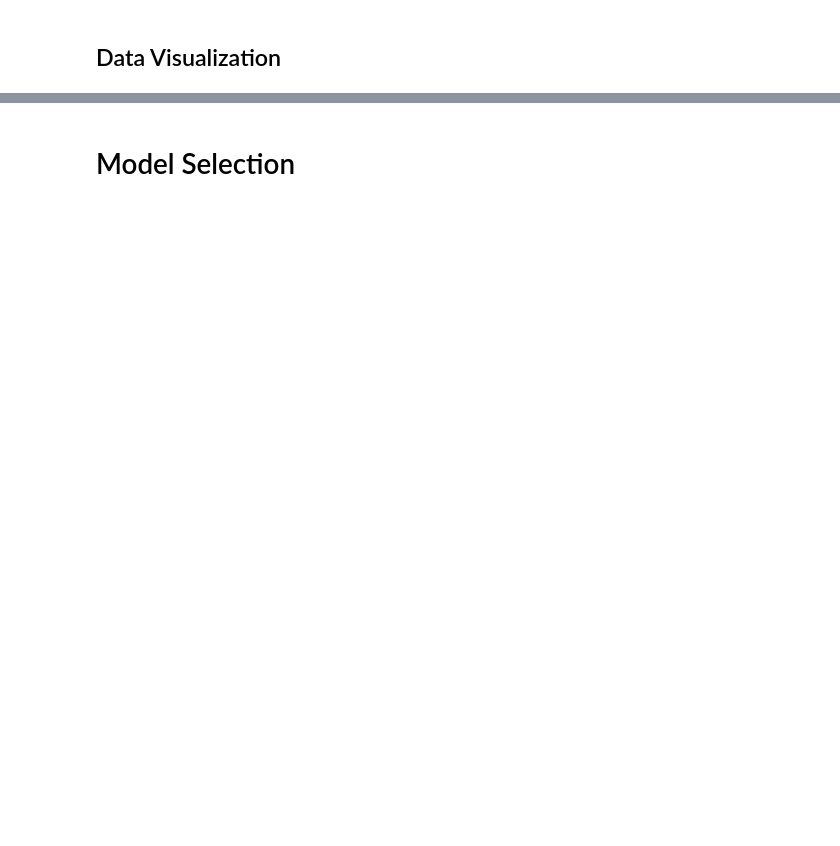
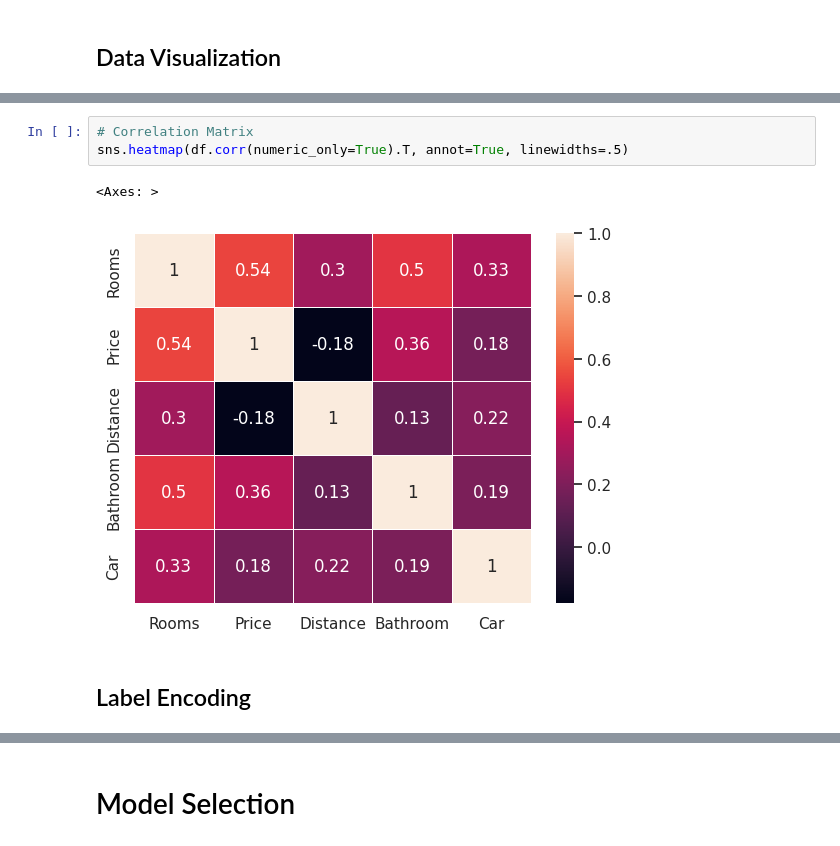
Before and after one commit to acelyavul/melbourne_housing_market_price_prediction, a Jupyter notebook: notebookc611bf6c34.ipynb, the cells around one changed output, grey strips where cells are left out. Cells and saved outputs as stored; diff of their text form; blank space fills up the shorter version.

```diff
--- a/notebookc611bf6c34.ipynb
+++ b/notebookc611bf6c34.ipynb
@@ -563,0 +574,8 @@ memory usage: 1.9 MB
+# %%
+# Correlation Matrix
+sns.heatmap(df.corr(numeric_only=True).T, annot=True, linewidths=.5)
+# %% [output]
+<Axes: >
+[figure, added]
+# %% [markdown]
+## Label Encoding
```
Also changed, not shown: parts of 17 cells of this notebook.
